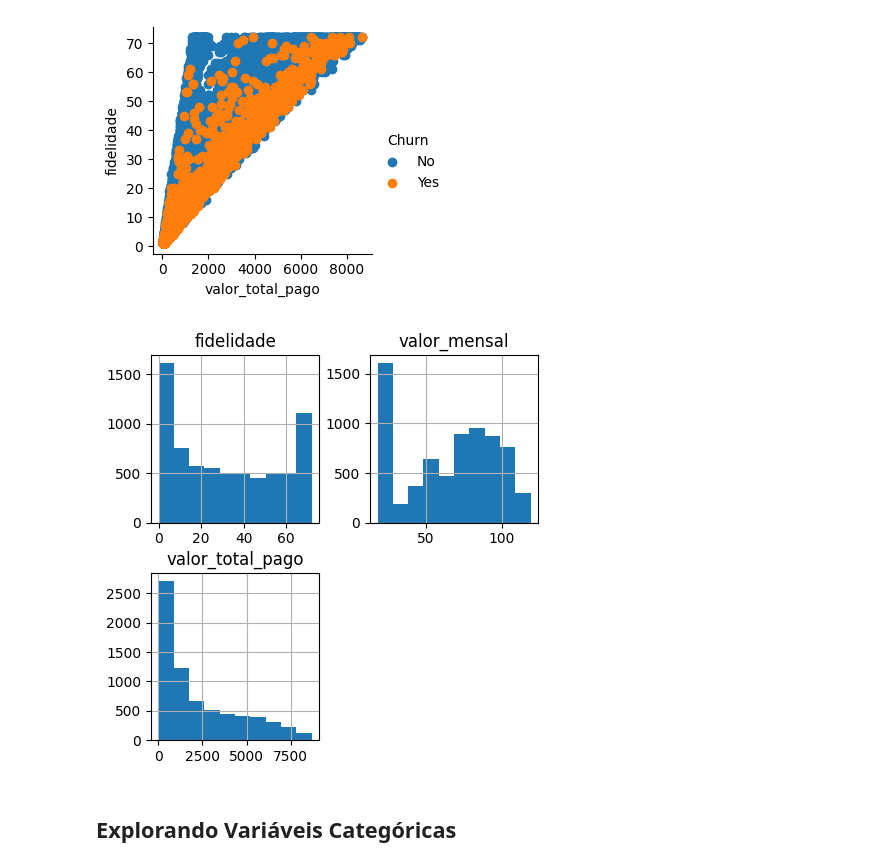
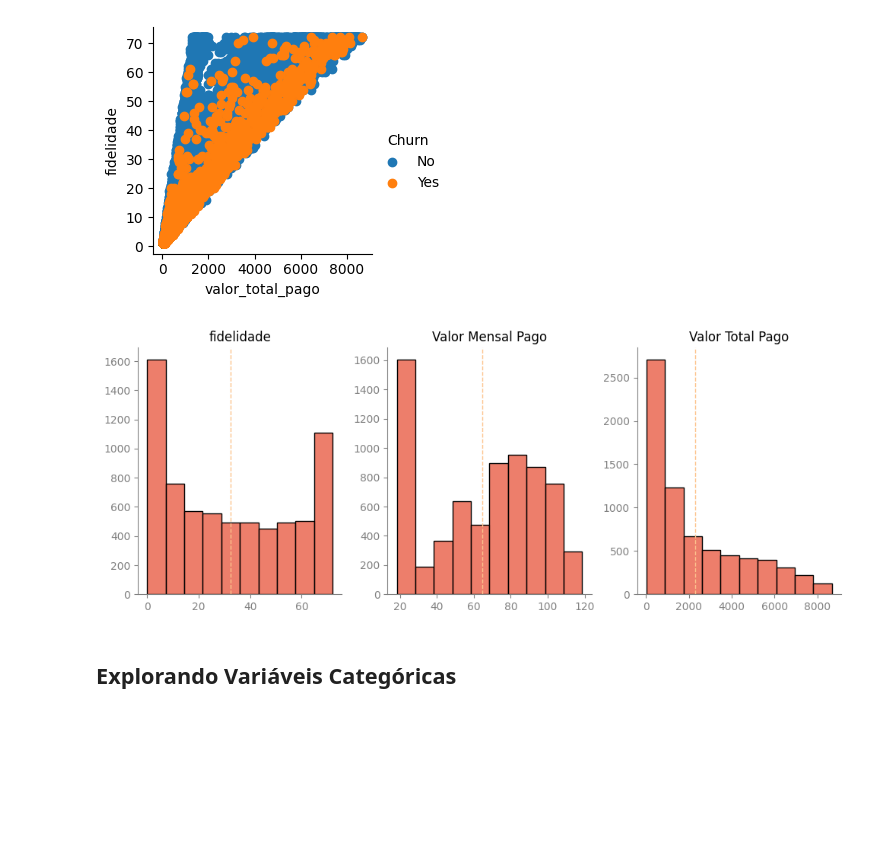
Before and after one commit to alyssonmontovanelli/analise_Previsao_Churn_teleComunicacoes, a Jupyter notebook: notebooks/01_Analise_Exploratoria.ipynb, the cells around one changed output. Drawn from its saved outputs; the diff is of its cells as text; code cells hidden in the pictures; blank space fills up the shorter version.

```diff
--- a/notebooks/01_Analise_Exploratoria.ipynb
+++ b/notebooks/01_Analise_Exploratoria.ipynb
@@ -213,7 +221,14 @@ dados[nums].corr()
 # %%
 features = nums
-for i in range(0, len(features)):
+plt.figure(figsize=(6, 3))  # Ajuste o tamanho conforme necessário
+plt.subplots_adjust(wspace=0.8)  # Ajuste o espaçamento entre subplots
+
+for i in range(len(features)):
     plt.subplot(1, len(features), i + 1)
-    sns.boxplot(y = dados[features[i]], palette = 'OrRd', orient = 'v')
-    plt.tight_layout()
+    sns.boxplot(y=dados[features[i]], color="#e7533a", orient='v')
+    plt.title(features[i])  # Define o título do subplot
+    plt.ylabel("")  # Remove o label do eixo y para economizar espaço vertical
+
+# Exibe o gráfico
+plt.show()
 # %% [output]
@@ -268,9 +302,55 @@ sns.FacetGrid(dados, hue = 'Churn').map(plt.scatter, 'valor_total_pago', 'fideli
 <seaborn.axisgrid.FacetGrid at 0x...>
 [figure]
 # %%
-dados.hist(figsize = (5,5), bins = 10)
+# Cria uma figura com 3 subplots lado a lado
+# Cria uma figura com 3 subplots lado a lado
+fig, axes = plt.subplots(1, 3, figsize=(10, 4))
+
+palette = sns.color_palette("OrRd", n_colors=2)
+
+# Remove as bordas dos subplots e ajusta as cores dos eixos
+for ax in axes:
+    ax.spines['top'].set_visible(False)
+    ax.spines['right'].set_visible(False)
+    ax.spines['left'].set_color('grey')
+    ax.spines['bottom'].set_color('grey')
+    ax.tick_params(axis='both', colors='grey')  # Ajusta a cor dos ticks nos eixos
+
+# Cria os gráficos de histograma em cada subplot
+sns.histplot(data=dados, x=nums[0], bins=10, ax=axes[0], color="#e7533a")
+axes[0].set_title(nums[0])
+axes[0].set_xlabel("")
+axes[0].set_ylabel("")
+
+
+# Adiciona uma linha vertical na média do primeiro gráfico
+mean1 = dados[nums[0]].mean()
+axes[0].axvline(mean1, color=palette[0], linestyle='dashed', linewidth=1)
+
+sns.histplot(data=dados, x=nums[1], bins=10, ax=axes[1], color="#e7533a")
+axes[1].set_title('Valor Mensal Pago')
+axes[1].set_xlabel("")
+axes[1].set_ylabel("")
+
+# Adiciona uma linha vertical na média do segundo gráfico
+mean2 = dados[nums[1]].mean()
+axes[1].axvline(mean2, color=palette[0], linestyle='dashed', linewidth=1)
+
+sns.histplot(data=dados, x=nums[2], bins=10, ax=axes[2], color="#e7533a")
+axes[2].set_title('Valor Total Pago')
+axes[2].set_xlabel("")
+axes[2].set_ylabel("")
+
+# Adiciona uma linha vertical na média do terceiro gráfico
+mean3 = dados[nums[2]].mean()
+axes[2].axvline(mean3, color=palette[0], linestyle='dashed', linewidth=1)
+
+# Ajusta o layout dos subplots
+plt.tight_layout()
+
+# Exibe os gráficos
 plt.show()
 # %% [output]
-[figure, old version]
+[figure, new version]
 # %% [markdown]
 ## Explorando Variáveis Categóricas
```
Also changed, not shown: parts of 13 cells of this notebook, 1 other file.
